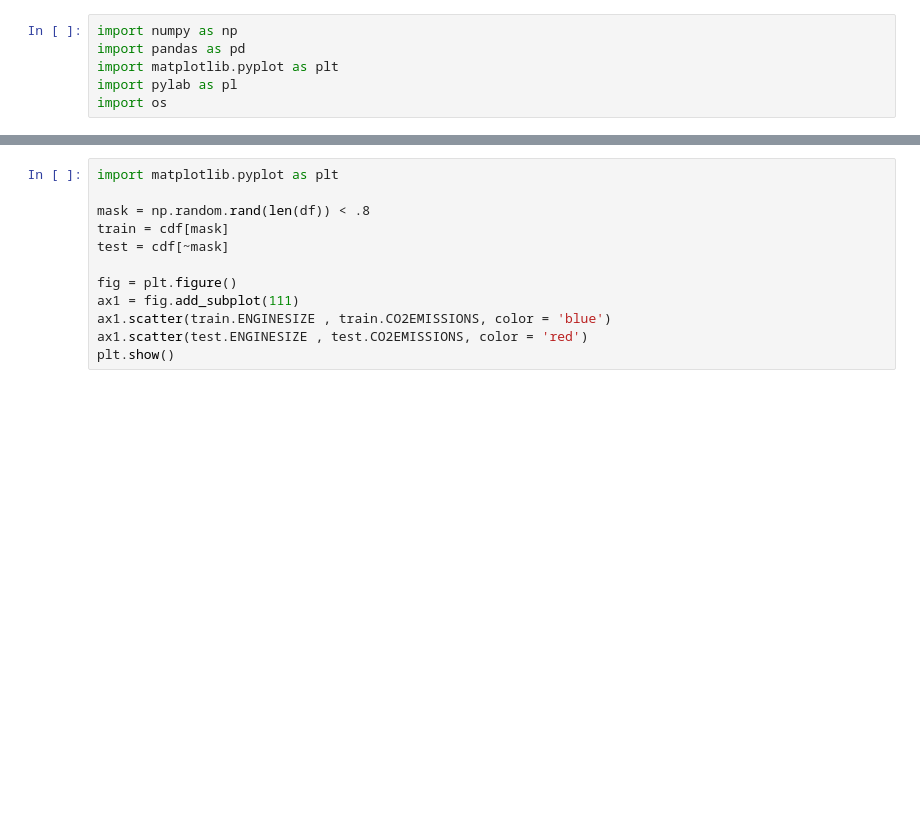
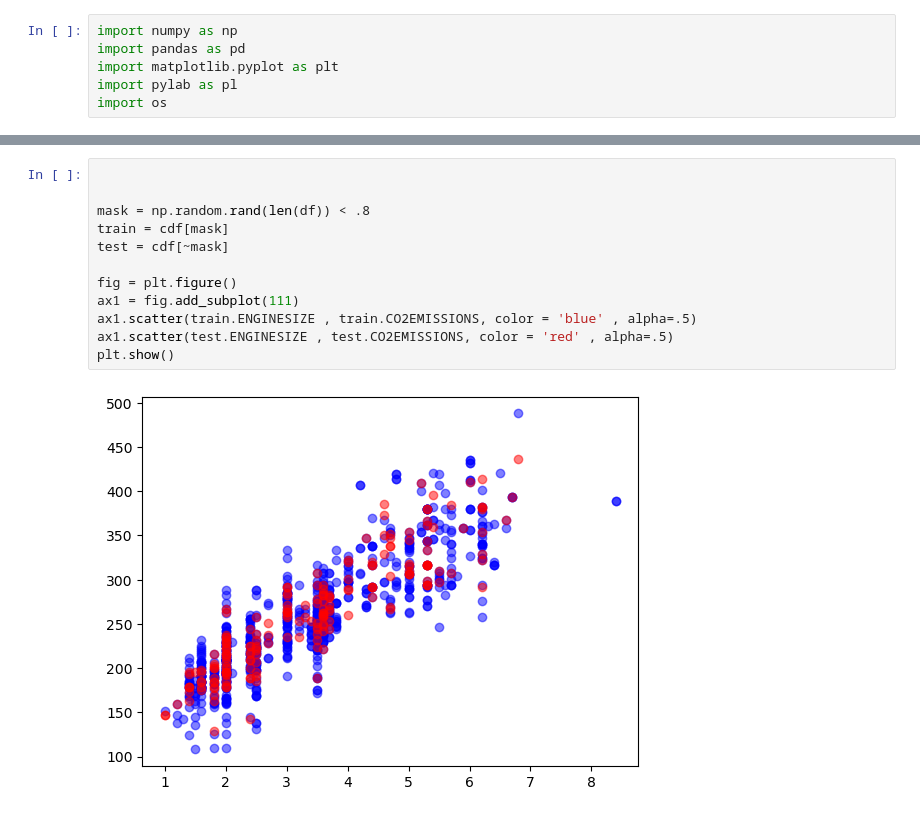
Before and after one commit to amiridk/MachineLearning, a Jupyter notebook: Regression/engine_co2.ipynb, the cells around one changed output, grey strips where cells are left out. Saved outputs shown, nothing was run; the diff lists cells and outputs as text; blank space fills up the shorter version.

```diff
--- a/Regression/engine_co2.ipynb
+++ b/Regression/engine_co2.ipynb
@@ -25,15 +80,17 @@ plt.xlabel('eng_size')
 # %%
-import matplotlib.pyplot as plt
+
 
 mask = np.random.rand(len(df)) < .8
 train = cdf[mask]
 test = cdf[~mask]
 
 fig = plt.figure()
 ax1 = fig.add_subplot(111)
-ax1.scatter(train.ENGINESIZE , train.CO2EMISSIONS, color = 'blue')
-ax1.scatter(test.ENGINESIZE , test.CO2EMISSIONS, color = 'red')
+ax1.scatter(train.ENGINESIZE , train.CO2EMISSIONS, color = 'blue' , alpha=.5)
+ax1.scatter(test.ENGINESIZE , test.CO2EMISSIONS, color = 'red' , alpha=.5)
 plt.show()
+# %% [output]
+[figure, added]
 # %%
 from sklearn import linear_model
 
```
Also changed, not shown: parts of 9 cells of this notebook, 2 other files.
